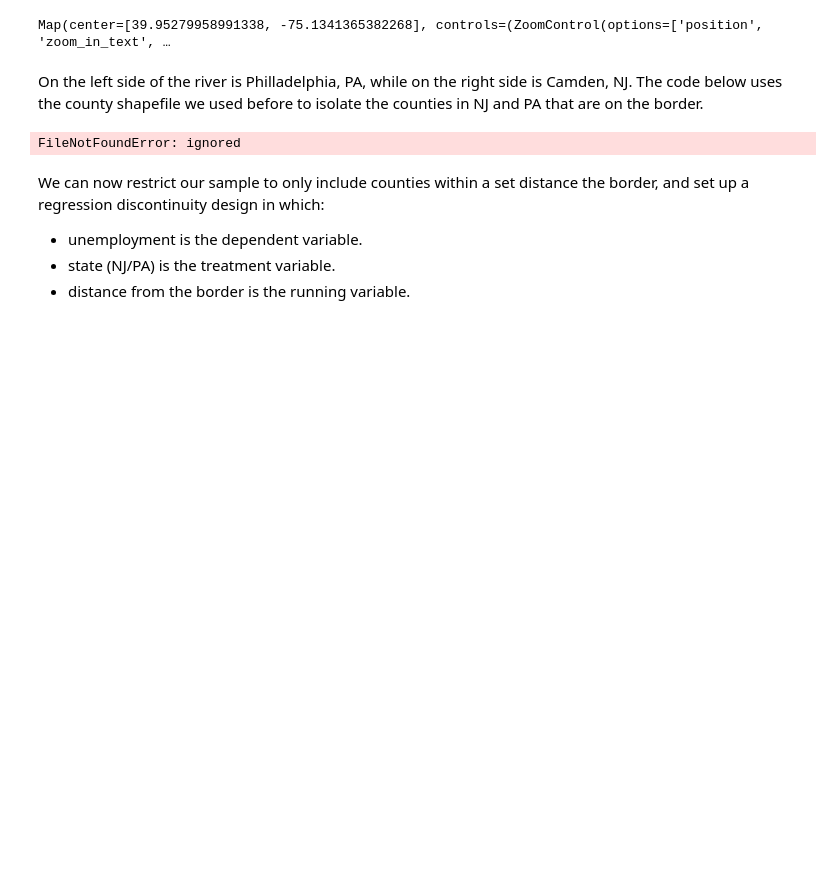
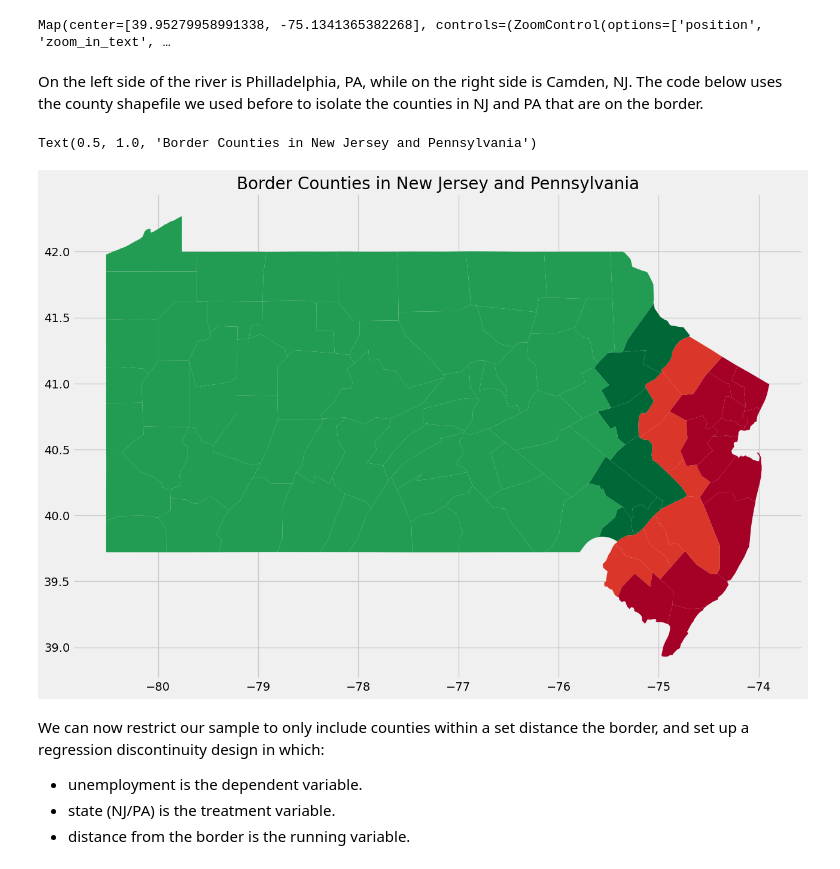
Before and after one commit to zixinsun2004/QM2, a Jupyter notebook: notebooks/W10. Regression Discontinuity.ipynb, the cells around one changed output. Saved outputs shown, nothing was run; the diff lists cells and outputs as text; code cells hidden in the pictures; blank space fills up the shorter version.

```diff
--- a/notebooks/W10. Regression Discontinuity.ipynb
+++ b/notebooks/W10. Regression Discontinuity.ipynb
@@ -78,25 +81,26 @@ Map(center=[39.95279958991338, -75.1341365382268], controls=(ZoomControl(options
 # %% [markdown]
 On the left side of the river is Philladelphia, PA, while on the right side is Camden, NJ. The code below uses the county shapefile we used before to isolate the counties in NJ and PA that are on the border.
 # %%
-counties=pd.read_csv('data/wk10/county_labor.csv', dtype={'county_fips':str}) # read in the county labor data
+counties=pd.read_csv('data/county_labor.csv', dtype={'county_fips':str}) # read in the county labor data
 shp = gpd.read_file('data/geojson-counties-fips.json') # read in the counties shapefile
 
 subset=shp[shp['STATE'].isin(['34','42'])] # new jersey = 34, pennsylvania = 42, new york = 36
 
 subset['neighbors']= 0 # create a new column called neighbors
 
 for index, row in subset.iterrows():  # iterate through each row in the counties shapefile
     buffered= row['geometry'].buffer(0.1) # create a buffer around the county so that it overlaps with its neighbors
     neighbors = list(set(subset[subset.geometry.overlaps(buffered)].STATE.tolist()).difference([row.STATE])) # check which counties overlap with the buffer, grab the state code, and remove the current county's state code
     subset.at[index, "neighbors"] = ", ".join(neighbors) # add the list of neighbors to the neighbors column
 
 subset['border']=np.where(subset['neighbors']=='',0,1) # create a new column called border that is 1 if the county is on the border and 0 if it is not
 
 subset['viscol']=subset['STATE'].astype(int)+subset['border'] # create a new column that combines the state code and the border column
 subset.plot(column='viscol',legend=False, figsize=(20,10), cmap='RdYlGn') # plot the counties and color them by the border column
 plt.title('Border Counties in New Jersey and Pennsylvania', fontsize=20) # add a title
 # %% [output]
-FileNotFoundError: ignored
+Text(0.5, 1.0, 'Border Counties in New Jersey and Pennsylvania')
+[figure, added]
 # %% [markdown]
 We can now restrict our sample to only include counties within a set distance the border, and set up a regression discontinuity design in which:
 
```
Also changed, not shown: parts of 5 cells of this notebook.
